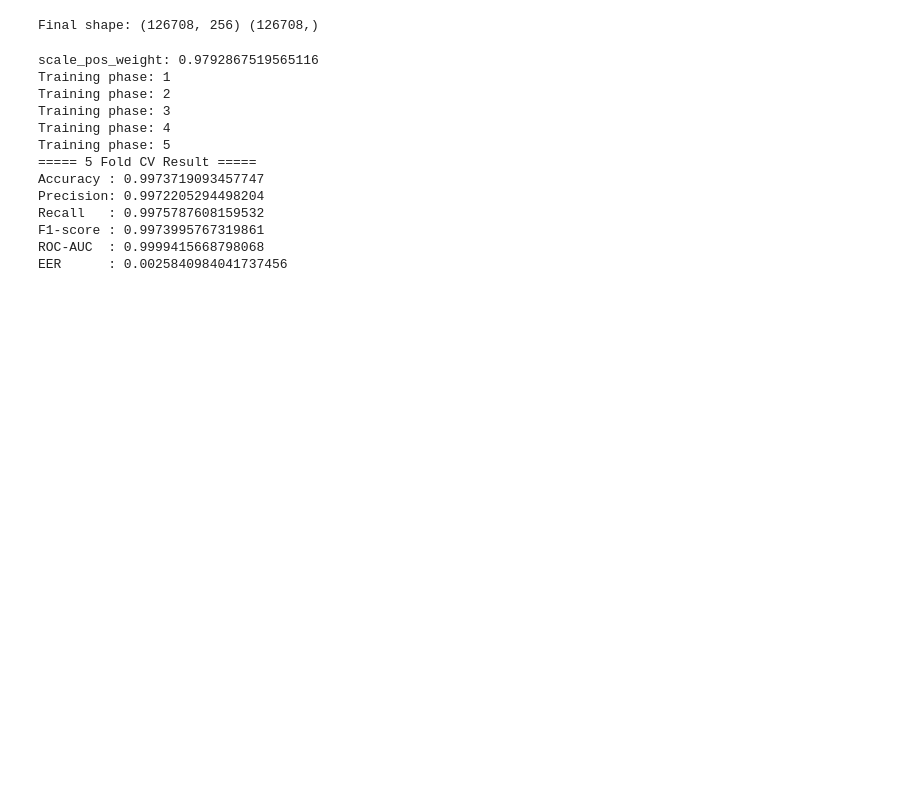
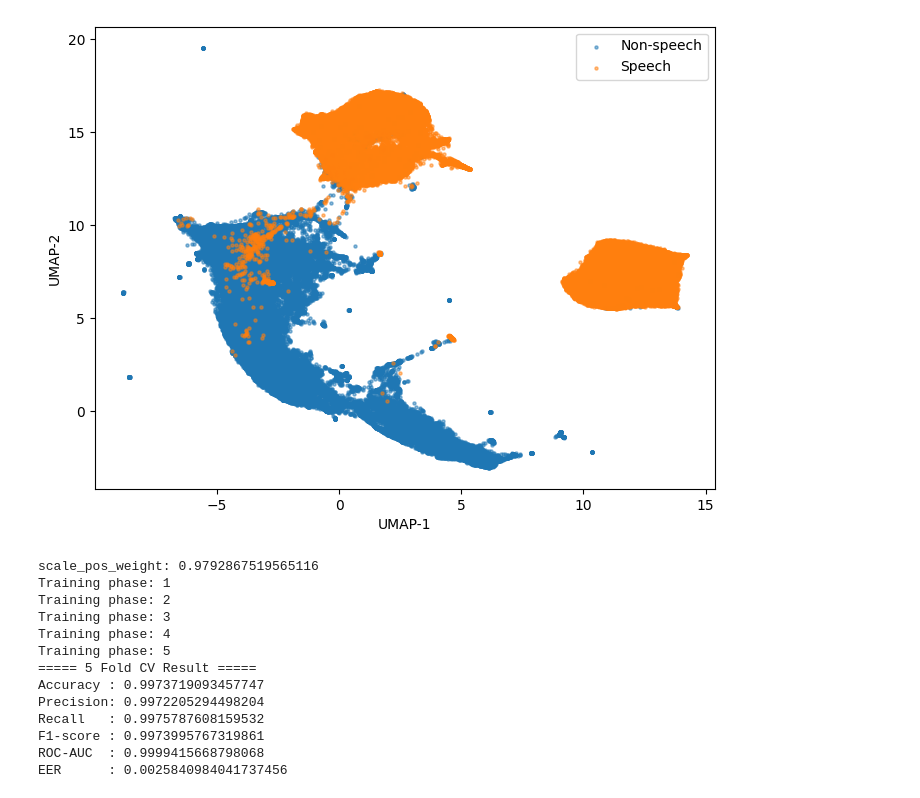
Before and after one commit to Vinhnub/Voice-Activity-Detect, a Jupyter notebook: src/train/model.ipynb, the cells around one changed output. Saved outputs shown, nothing was run; the diff lists cells and outputs as text; code cells hidden in the pictures; blank space fills up the shorter version.

```diff
--- a/src/train/model.ipynb
+++ b/src/train/model.ipynb
@@ -1,49 +1,79 @@
 # %%
 import numpy as np
 from sklearn.utils import shuffle
 import matplotlib.pyplot as plt
+import umap.umap_ as umap
+from sklearn.preprocessing import StandardScaler
 from sklearn.decomposition import PCA
 
-X_speech = np.load(r"E:\Pythonfile\Voice-Activity-Detect\data/feature/train/stft_lbp_speech.npy")
-X_non_1 = np.load(r"E:\Pythonfile\Voice-Activity-Detect\data/feature/train/stft_lbp_nonspeech_1.npy")
-X_non_2 = np.load(r"E:\Pythonfile\Voice-Activity-Detect\data/feature/train/stft_lbp_nonspeech_2.npy")
+# ===== Load data =====
+X_speech = np.load(
+    r"E:\PythonFile\Project\Voice-Activity-Detect\data\feature\train\CLBP\stft_clbp_speech.npy"
+)
+
+X_non_1 = np.load(
+    r"E:\PythonFile\Project\Voice-Activity-Detect\data\feature\train\CLBP\stft_clbp_nonspeech_1.npy"
+)
+
+X_non_2 = np.load(
+    r"E:\PythonFile\Project\Voice-Activity-Detect\data\feature\train\CLBP\stft_clbp_nonspeech_2.npy"
+)
+
 X_non = np.concatenate([X_non_1, X_non_2], axis=0)
 
 X = np.vstack([X_non, X_speech]).astype(np.float32)
+
 y = np.hstack([
     np.zeros(len(X_non), dtype=np.int8),
     np.ones(len(X_speech), dtype=np.int8)
 ])
 
 X, y = shuffle(X, y, random_state=42)
-print("Final shape:", X.shape, y.shape)
 
-# # ===== PCA 3D =====
-# pca = PCA(n_components=3)
-# X_3d = pca.fit_transform(X)
+# ===== Chuẩn hóa dữ liệu =====
+scaler = StandardScaler()
+X = scaler.fit_transform(X)
 
-# # ===== Plot 3D =====
-# fig = plt.figure(figsize=(8,6))
-# ax = fig.add_subplot(111, projection='3d')
+# ===== PCA trước để giảm noise =====
+X = PCA(n_components=50).fit_transform(X)
 
-# ax.scatter(X_3d[y==0,0], X_3d[y==0,1], X_3d[y==0,2],
-#            s=5, alpha=0.5, label='Non-speech')
+# ===== UMAP =====
+reducer = umap.UMAP(
+    n_components=2,
+    n_neighbors=20,
+    min_dist=0.05,
+    metric='cosine',
+    random_state=42
+)
 
-# ax.scatter(X_3d[y==1,0], X_3d[y==1,1], X_3d[y==1,2],
-#            s=5, alpha=0.5, label='Speech')
+X_2d = reducer.fit_transform(X)
 
-# # ===== chỉnh góc xoay ở đây =====
-# ax.view_init(elev=10, azim=10)
+# ===== Plot =====
+plt.figure(figsize=(8,6))
 
-# ax.set_title("MFCC 3D Visualization")
-# ax.set_xlabel("PC1")
-# ax.set_ylabel("PC2")
-# ax.set_zlabel("PC3")
+plt.scatter(
+    X_2d[y==0,0],
+    X_2d[y==0,1],
+    s=5,
+    alpha=0.5,
+    label='Non-speech'
+)
 
-# ax.legend()
-# plt.show()
+plt.scatter(
+    X_2d[y==1,0],
+    X_2d[y==1,1],
+    s=5,
+    alpha=0.5,
+    label='Speech'
+)
+
+plt.xlabel("UMAP-1")
+plt.ylabel("UMAP-2")
+plt.legend()
+
+plt.show()
 # %% [output]
-Final shape: (126708, 256) (126708,)
+[figure, added]
 # %%
 import numpy as np
 from xgboost import XGBClassifier
```
Also changed, not shown: 20 other files.
